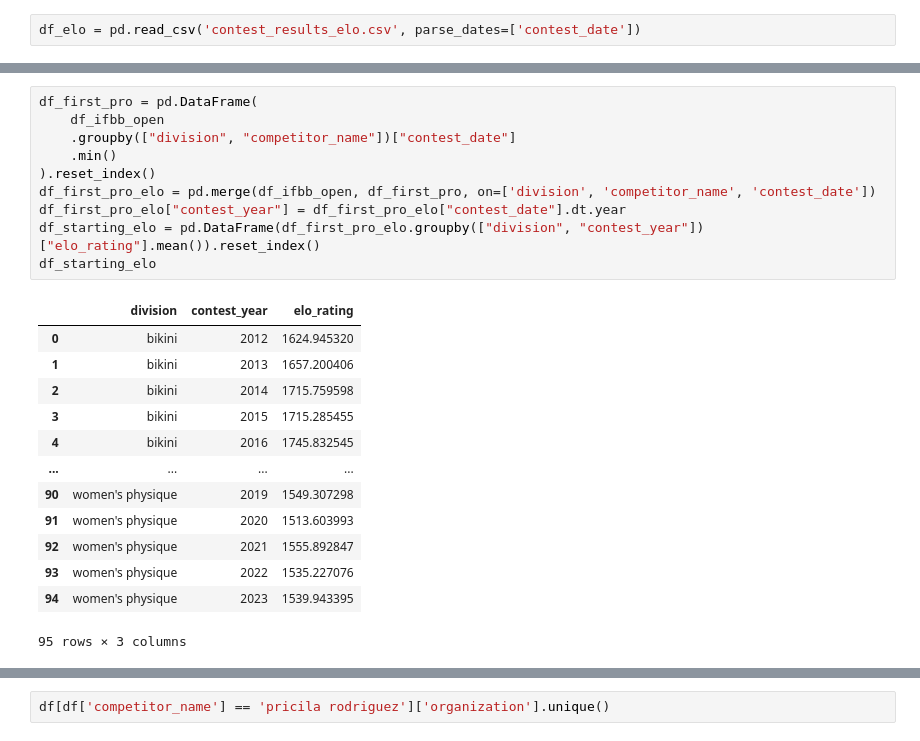
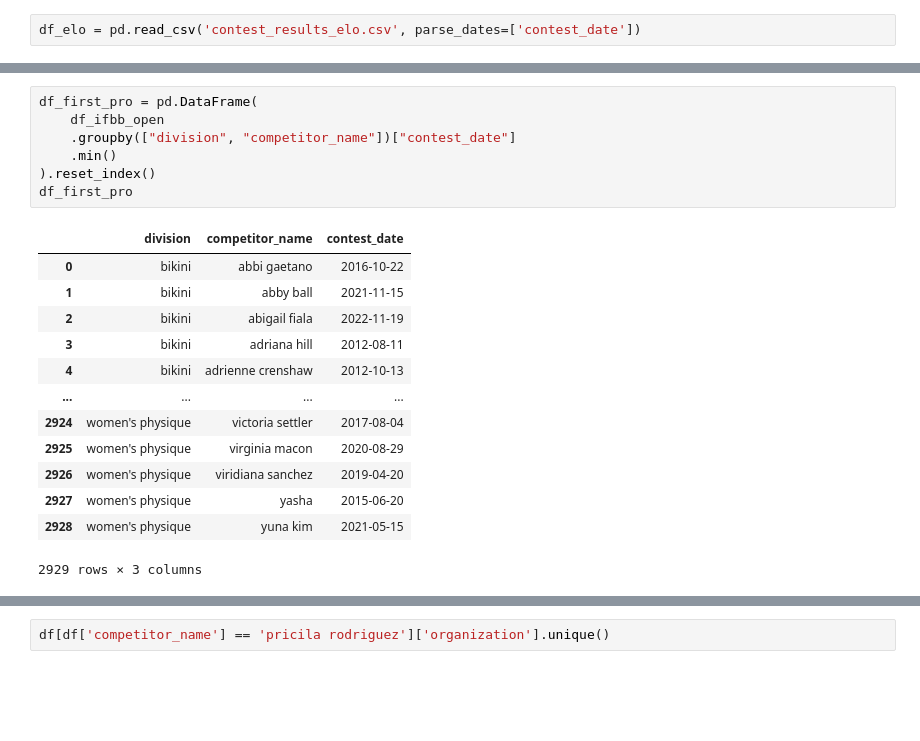
Before and after one commit to andrei-prokhorov/bodybuilding-ranking, a Jupyter notebook: elo_rating_amateur.ipynb, the cells around one changed output, grey strips where cells are left out. Saved outputs shown, nothing was run; the diff lists cells and outputs as text; blank space fills up the shorter version.

```diff
--- a/elo_rating_amateur.ipynb
+++ b/elo_rating_amateur.ipynb
@@ -22,24 +23,21 @@ df_ifbb_open.head()
 # %%
 df_first_pro = pd.DataFrame(
     df_ifbb_open
     .groupby(["division", "competitor_name"])["contest_date"]
     .min()
 ).reset_index()
-df_first_pro_elo = pd.merge(df_ifbb_open, df_first_pro, on=['division', 'competitor_name', 'contest_date'])
-df_first_pro_elo["contest_year"] = df_first_pro_elo["contest_date"].dt.year
-df_starting_elo = pd.DataFrame(df_first_pro_elo.groupby(["division", "contest_year"])["elo_rating"].mean()).reset_index()
-df_starting_elo
+df_first_pro
 # %% [output]
-|  | division | contest_year | elo_rating |
-| 0 | bikini | 2012 | 1624.945320 |
-| 1 | bikini | 2013 | 1657.200406 |
-| 2 | bikini | 2014 | 1715.759598 |
-| 3 | bikini | 2015 | 1715.285455 |
-| 4 | bikini | 2016 | 1745.832545 |
+|  | division | competitor_name | contest_date |
+| 0 | bikini | abbi gaetano | 2016-10-22 |
+| 1 | bikini | abby ball | 2021-11-15 |
+| 2 | bikini | abigail fiala | 2022-11-19 |
+| 3 | bikini | adriana hill | 2012-08-11 |
+| 4 | bikini | adrienne crenshaw | 2012-10-13 |
 | ... | ... | ... | ... |
-| 90 | women's physique | 2019 | 1549.307298 |
-| 91 | women's physique | 2020 | 1513.603993 |
-| 92 | women's physique | 2021 | 1555.892847 |
-| 93 | women's physique | 2022 | 1535.227076 |
-| 94 | women's physique | 2023 | 1539.943395 |
+| 2924 | women's physique | victoria settler | 2017-08-04 |
+| 2925 | women's physique | virginia macon | 2020-08-29 |
+| 2926 | women's physique | viridiana sanchez | 2019-04-20 |
+| 2927 | women's physique | yasha | 2015-06-20 |
+| 2928 | women's physique | yuna kim | 2021-05-15 |
-95 rows × 3 columns
+2929 rows × 3 columns
```
Also changed, not shown: parts of 4 cells of this notebook, 6 other files.
